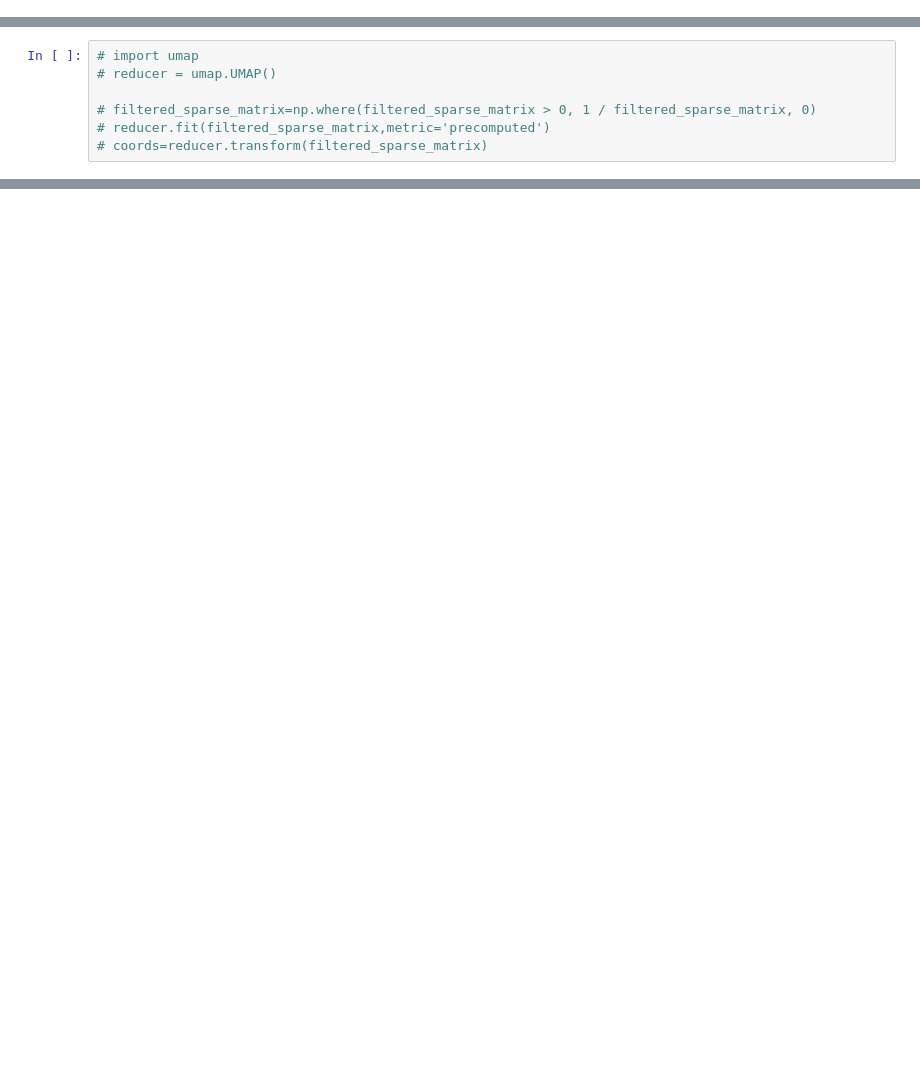
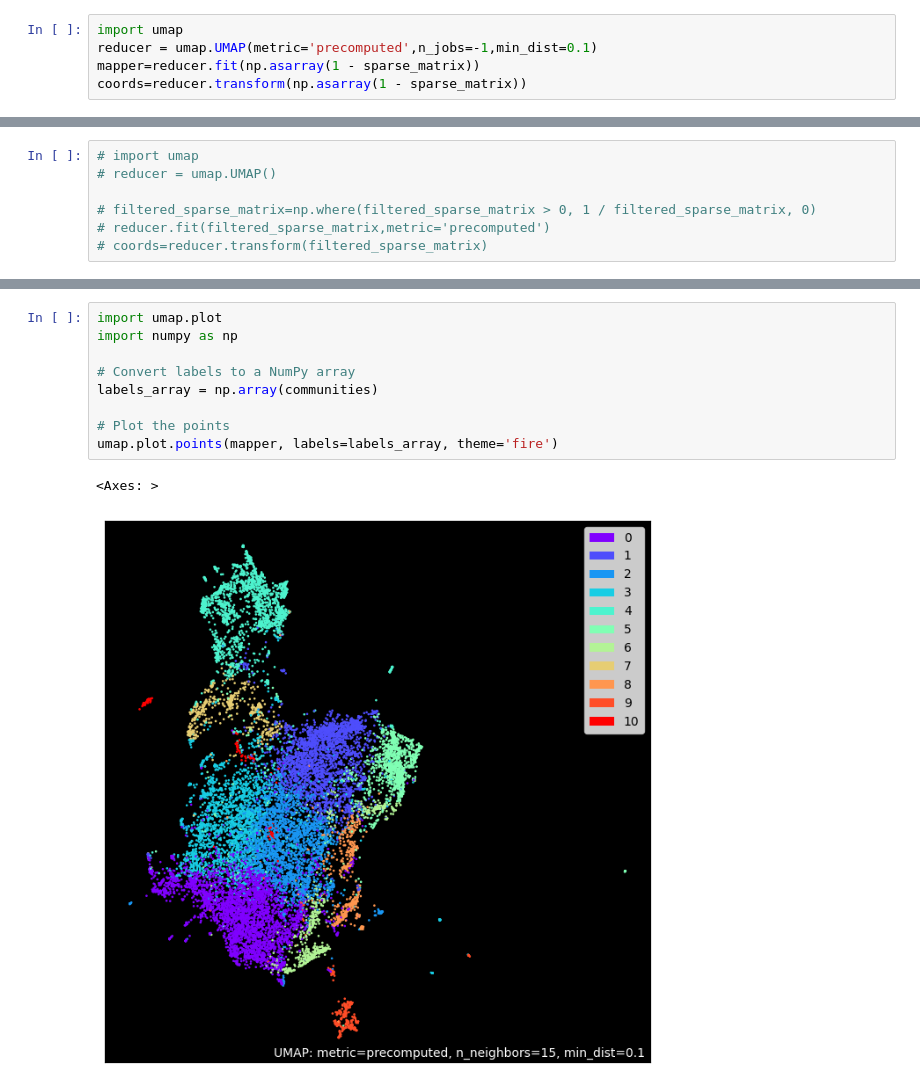
Before and after one commit to Toucan4Life/python-bgg, a Jupyter notebook: notebooks/analyse data bipartite networkx.ipynb, the cells around one changed output, grey strips where cells are left out. Saved outputs shown, nothing was run; the diff lists cells and outputs as text; blank space fills up the shorter version.

Commit message:
small fixes and plot

```diff
--- a/notebooks/analyse data bipartite networkx.ipynb
+++ b/notebooks/analyse data bipartite networkx.ipynb
@@ -59,2 +77,7 @@ sparse_matrix = sparse_matrix.dot(sparse_matrix.T).todense()
+# %%
+import umap
+reducer = umap.UMAP(metric='precomputed',n_jobs=-1,min_dist=0.1)
+mapper=reducer.fit(np.asarray(1 - sparse_matrix))
+coords=reducer.transform(np.asarray(1 - sparse_matrix))
 # %%
 # Get the indices of the top 500 values for each row
@@ -191,0 +234,12 @@ plt.show()
+# %%
+import umap.plot
+import numpy as np
+
+# Convert labels to a NumPy array
+labels_array = np.array(communities)
+
+# Plot the points
+umap.plot.points(mapper, labels=labels_array, theme='fire')
+# %% [output]
+<Axes: >
+[figure, added]
```
Also changed, not shown: parts of 19 cells of this notebook.
